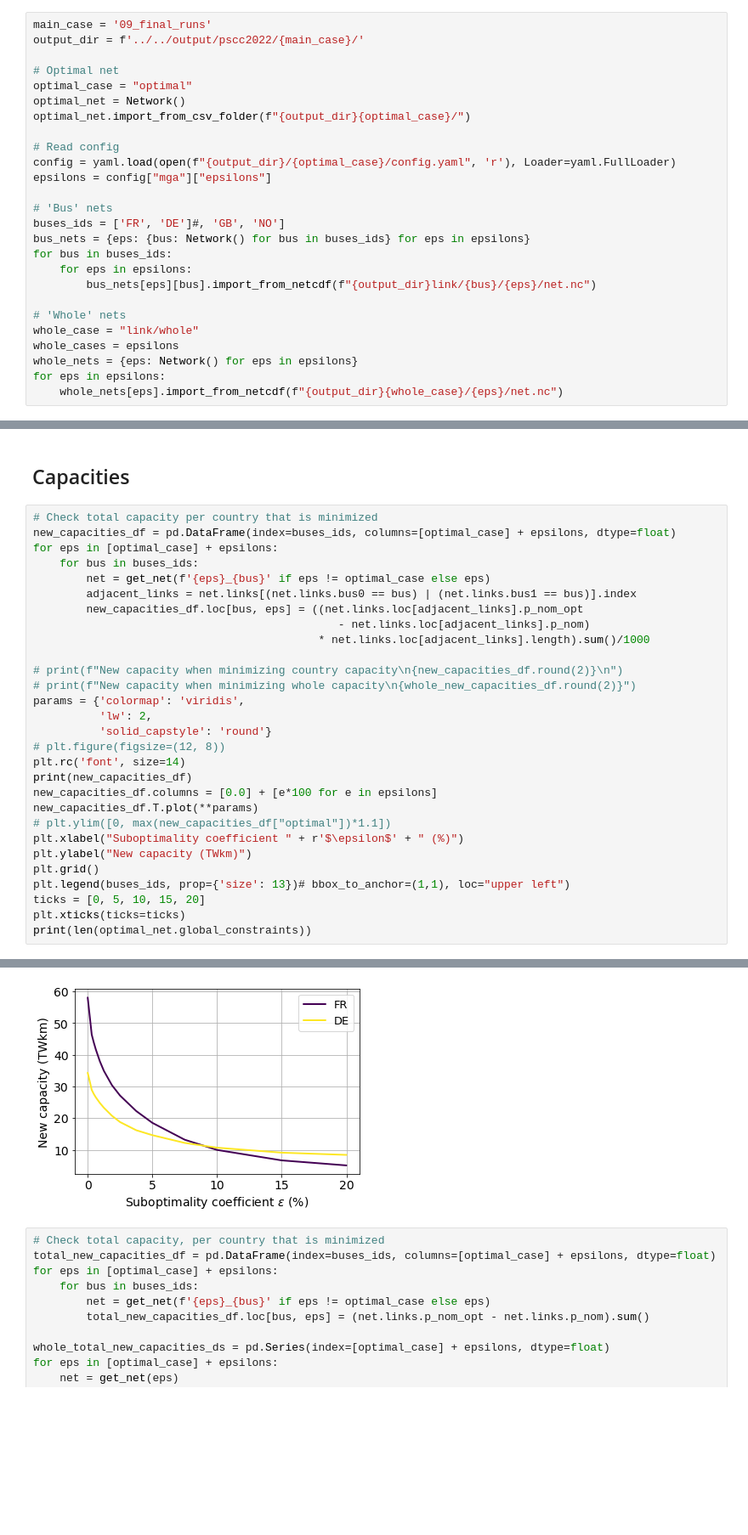
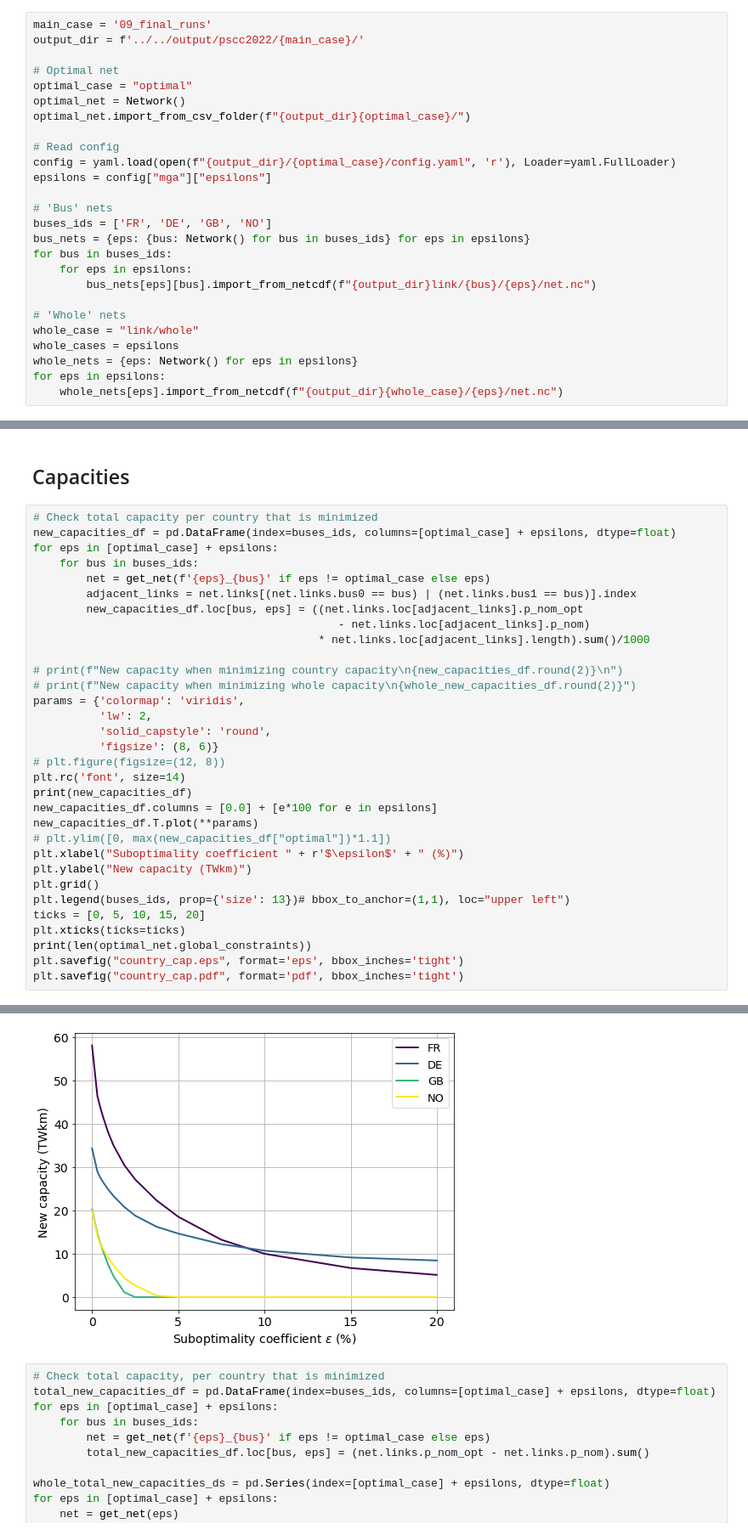
Before and after one commit to montefesp/REplan, a Jupyter notebook: projects/epsilon_optimality/analysis_country.ipynb, the cells around one changed output, grey strips where cells are left out. Shown: that part at 85% size. Drawn from its saved outputs; the diff is of its cells as text; blank space fills up the shorter version.

```diff
--- a/projects/epsilon_optimality/analysis_country.ipynb
+++ b/projects/epsilon_optimality/analysis_country.ipynb
@@ -27,7 +27,7 @@ config = yaml.load(open(f"{output_dir}/{optimal_case}/config.yaml", 'r'), Loader
 epsilons = config["mga"]["epsilons"]
 
 # 'Bus' nets
-buses_ids = ['FR', 'DE']#, 'GB', 'NO']
+buses_ids = ['FR', 'DE', 'GB', 'NO']
 bus_nets = {eps: {bus: Network() for bus in buses_ids} for eps in epsilons}
 for bus in buses_ids:
     for eps in epsilons:
@@ -118,7 +118,8 @@ for eps in [optimal_case] + epsilons:
 # print(f"New capacity when minimizing whole capacity\n{whole_new_capacities_df.round(2)}")
 params = {'colormap': 'viridis',
           'lw': 2,
-          'solid_capstyle': 'round'}
+          'solid_capstyle': 'round',
+          'figsize': (8, 6)}
 # plt.figure(figsize=(12, 8))
 plt.rc('font', size=14)
 print(new_capacities_df)
@@ -132,4 +133,6 @@ plt.legend(buses_ids, prop={'size': 13})# bbox_to_anchor=(1,1), loc="upper left"
 ticks = [0, 5, 10, 15, 20]
 plt.xticks(ticks=ticks)
 print(len(optimal_net.global_constraints))
+plt.savefig("country_cap.eps", format='eps', bbox_inches='tight')
+plt.savefig("country_cap.pdf", format='pdf', bbox_inches='tight')
 # %% [output]
@@ -148,4 +159,4 @@ DE  9.147083  8.442472
-[figure, old version]
+[figure, new version]
 # %%
 # Check total capacity, per country that is minimized
 total_new_capacities_df = pd.DataFrame(index=buses_ids, columns=[optimal_case] + epsilons, dtype=float)
```
Also changed, not shown: parts of 2 cells of this notebook, 24 other files.
